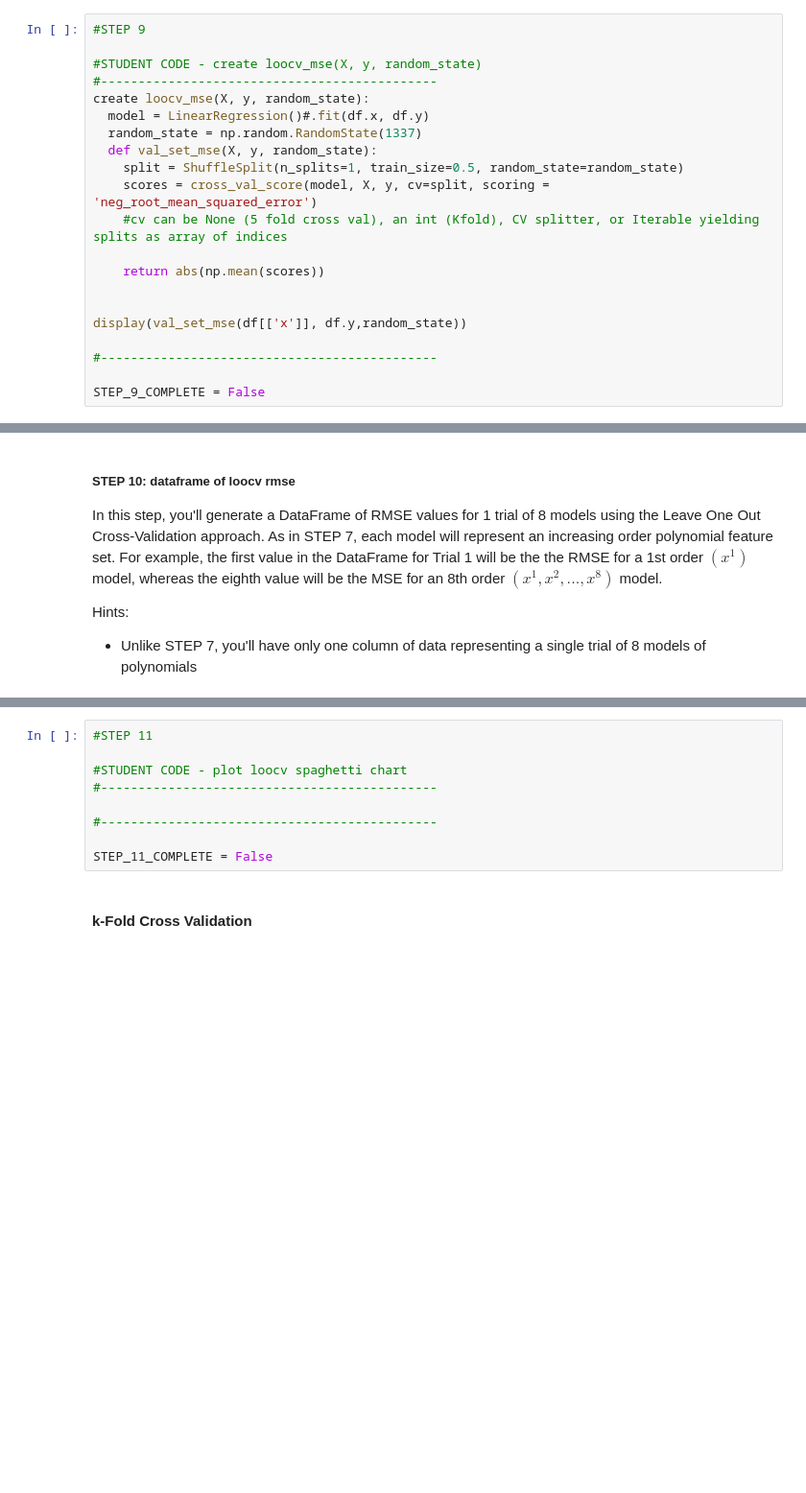
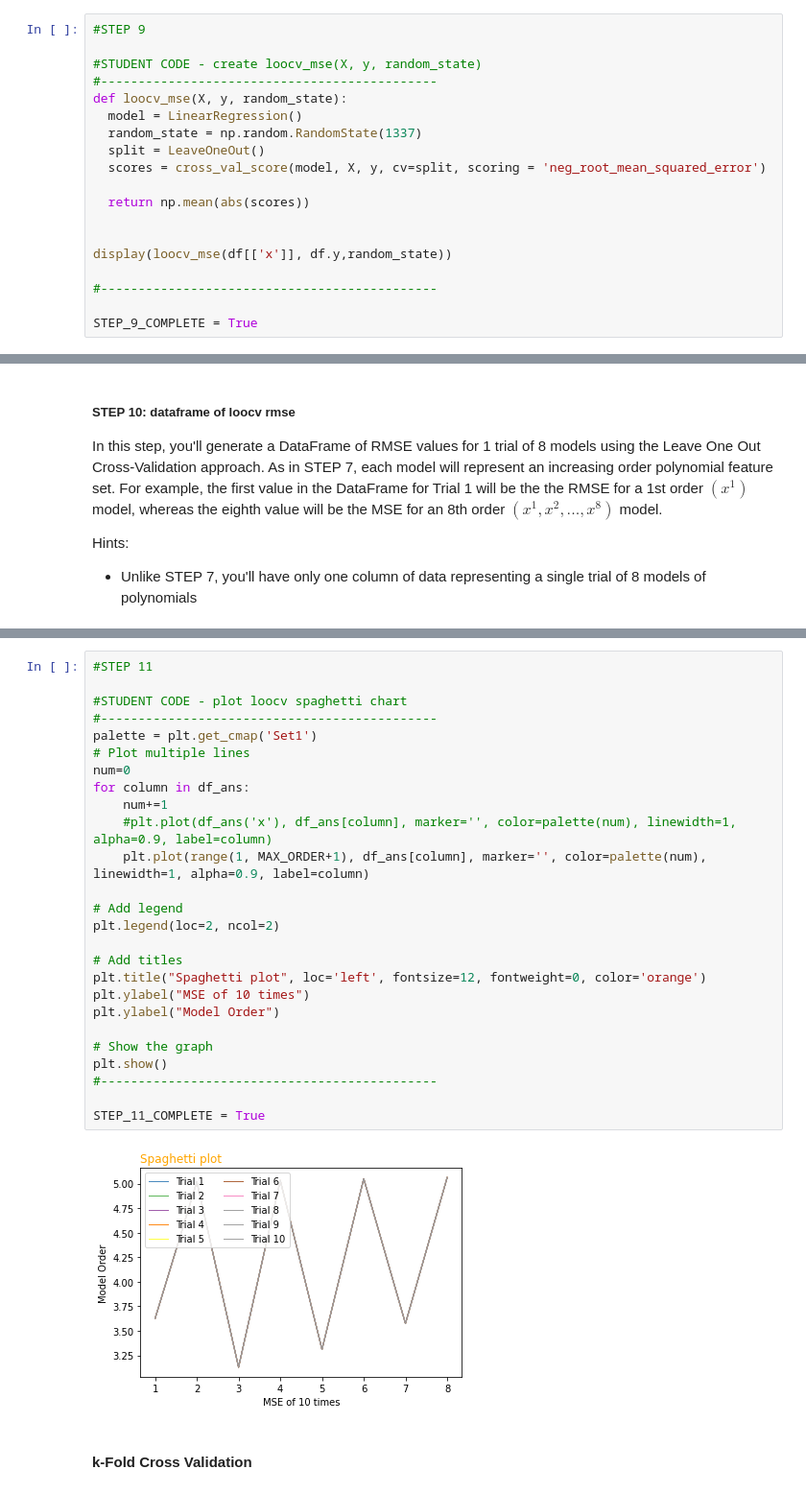
Before and after one commit to Tkokotaj/Test, a Jupyter notebook: hw3.ipynb, the cells around one changed output, grey strips where cells are left out. Shown at 96% size. Cells and saved outputs as stored; diff of their text form; blank space fills up the shorter version.

```diff
--- a/hw3.ipynb
+++ b/hw3.ipynb
@@ -574,19 +593,17 @@ Hints:
 
 #STUDENT CODE - create loocv_mse(X, y, random_state)
 #---------------------------------------------
-create loocv_mse(X, y, random_state):
-  model = LinearRegression()#.fit(df.x, df.y)
+def loocv_mse(X, y, random_state):
+  model = LinearRegression()
   random_state = np.random.RandomState(1337)
-  def val_set_mse(X, y, random_state):
-    split = ShuffleSplit(n_splits=1, train_size=0.5, random_state=random_state)
-    scores = cross_val_score(model, X, y, cv=split, scoring = 'neg_root_mean_squared_error')
-    #cv can be None (5 fold cross val), an int (Kfold), CV splitter, or Iterable yielding splits as array of indices
+  split = LeaveOneOut()
+  scores = cross_val_score(model, X, y, cv=split, scoring = 'neg_root_mean_squared_error')
 
-    return abs(np.mean(scores))
+  return np.mean(abs(scores))
 
 
-display(val_set_mse(df[['x']], df.y,random_state))
+display(loocv_mse(df[['x']], df.y,random_state))
 
 #---------------------------------------------
 
-STEP_9_COMPLETE = False
+STEP_9_COMPLETE = True
@@ -614,15 +670,34 @@ In this step, create a spaghetti plot of LOOVC for each order polynomial model.
 - Your plot might look something like this (specific values will vary):
 
 ![loocv spaghetti plot](https://raw.githubusercontent.com/afit-csce623-master/template-hw3/main/images/loocv_spaghetti.png)
-# %%
-#STEP 11
-
-#STUDENT CODE - plot loocv spaghetti chart
-#---------------------------------------------
-
-#---------------------------------------------
-
-STEP_11_COMPLETE = False
+# %%
+#STEP 11
+
+#STUDENT CODE - plot loocv spaghetti chart
+#---------------------------------------------
+palette = plt.get_cmap('Set1')
+# Plot multiple lines
+num=0
+for column in df_ans:
+    num+=1
+    #plt.plot(df_ans('x'), df_ans[column], marker='', color=palette(num), linewidth=1, alpha=0.9, label=column)
+    plt.plot(range(1, MAX_ORDER+1), df_ans[column], marker='', color=palette(num), linewidth=1, alpha=0.9, label=column)
+
+# Add legend
+plt.legend(loc=2, ncol=2)
+
+# Add titles
+plt.title("Spaghetti plot", loc='left', fontsize=12, fontweight=0, color='orange')
+plt.ylabel("MSE of 10 times")
+plt.ylabel("Model Order")
+
+# Show the graph
+plt.show()
+#---------------------------------------------
+
+STEP_11_COMPLETE = True
+# %% [output]
+[figure, added]
 # %% [markdown]
 #### k-Fold Cross Validation
 # %% [markdown]
```
Also changed, not shown: parts of 14 cells of this notebook.
